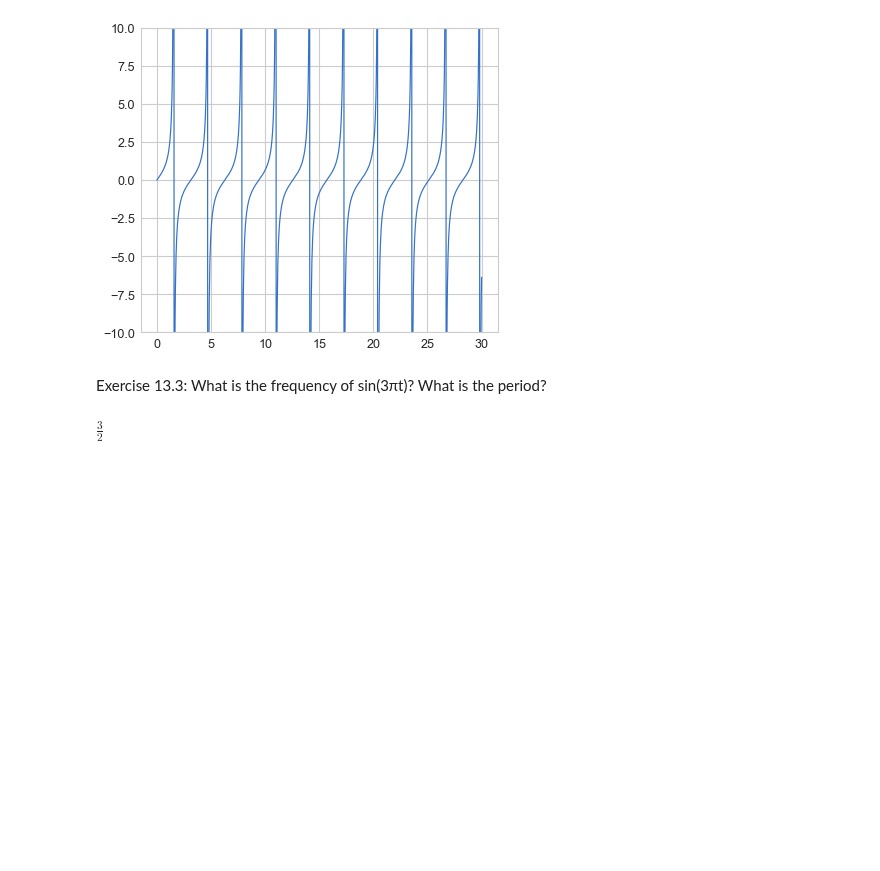
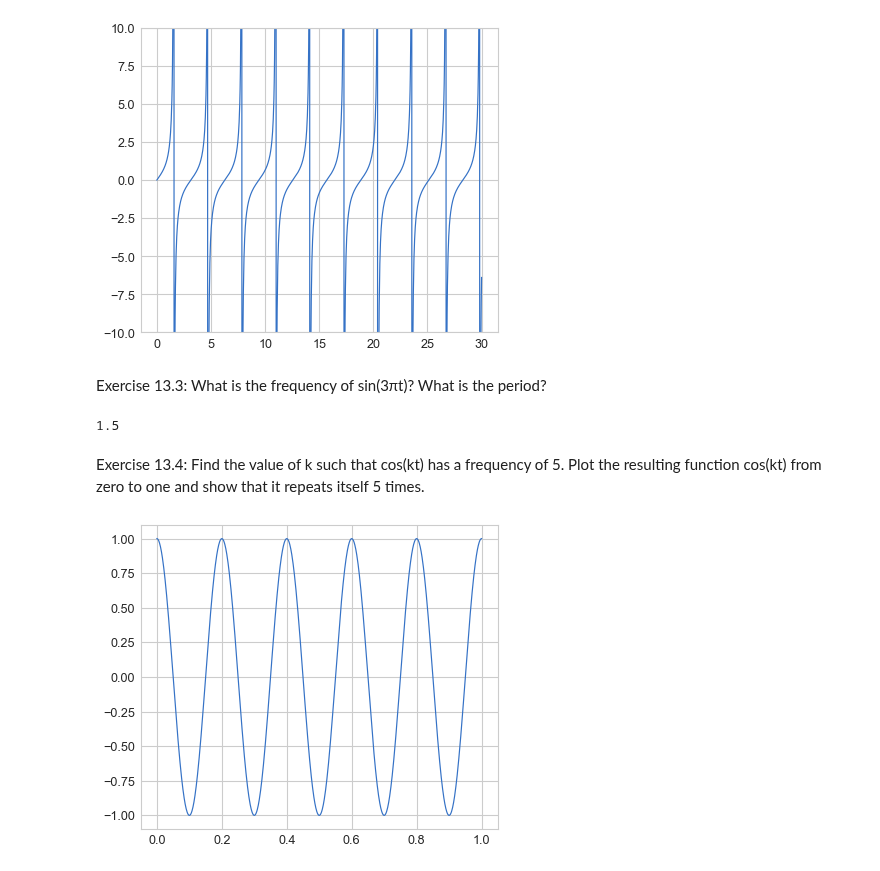
Before and after one commit to aliakhtar/maths4programmers-python, a Jupyter notebook: ch13/13.2.ipynb, the cells around one changed output. Cells and saved outputs as stored; diff of their text form; code cells hidden in the pictures; blank space fills up the shorter version.

```diff
--- a/ch13/13.2.ipynb
+++ b/ch13/13.2.ipynb
@@ -54,6 +51,15 @@ plt.ylim(-10,10) #<1>
 Exercise 13.3: What is the frequency of sin(3πt)? What is the period?
 # %%
 freq = (3*pi) / (2*pi)
-freq.doit()
+freq
 # %% [output]
-$\displaystyle \frac{3}{2}$
+1.5
+# %% [markdown]
+Exercise 13.4: Find the value of k such that cos(kt) has a frequency of 5. Plot the resulting function cos(kt) from zero to
+one and show that it repeats itself 5 times.
+# %%
+k = 10*pi
+
+plot_function(lambda t: cos(k*t), 0, 1)
+# %% [output]
+[figure, added]
```
Also changed, not shown: parts of 1 cell of this notebook.
